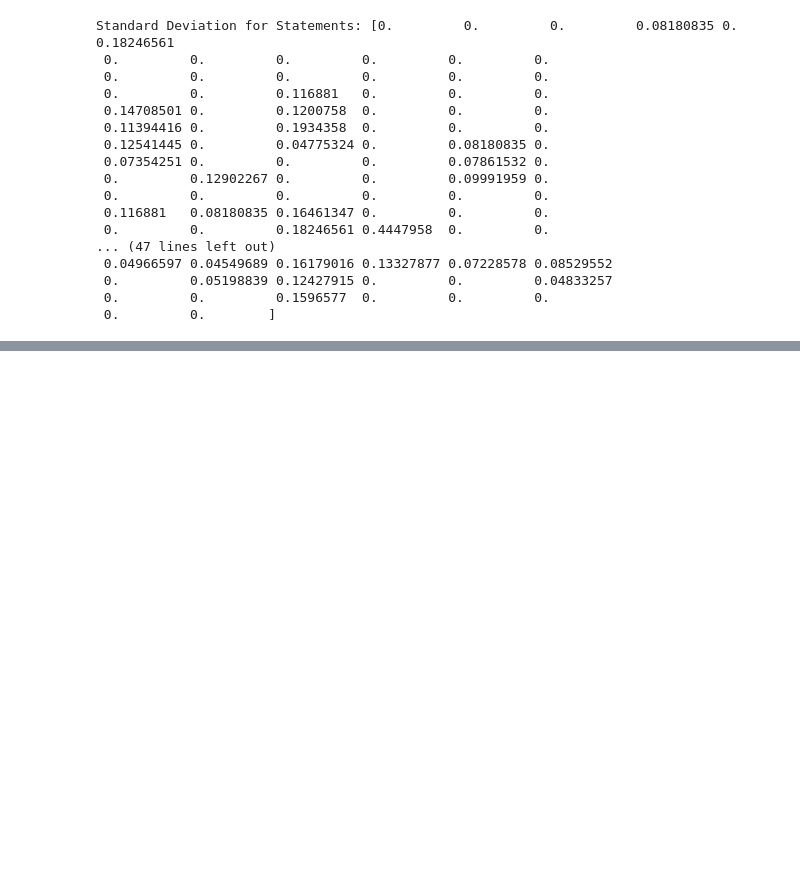
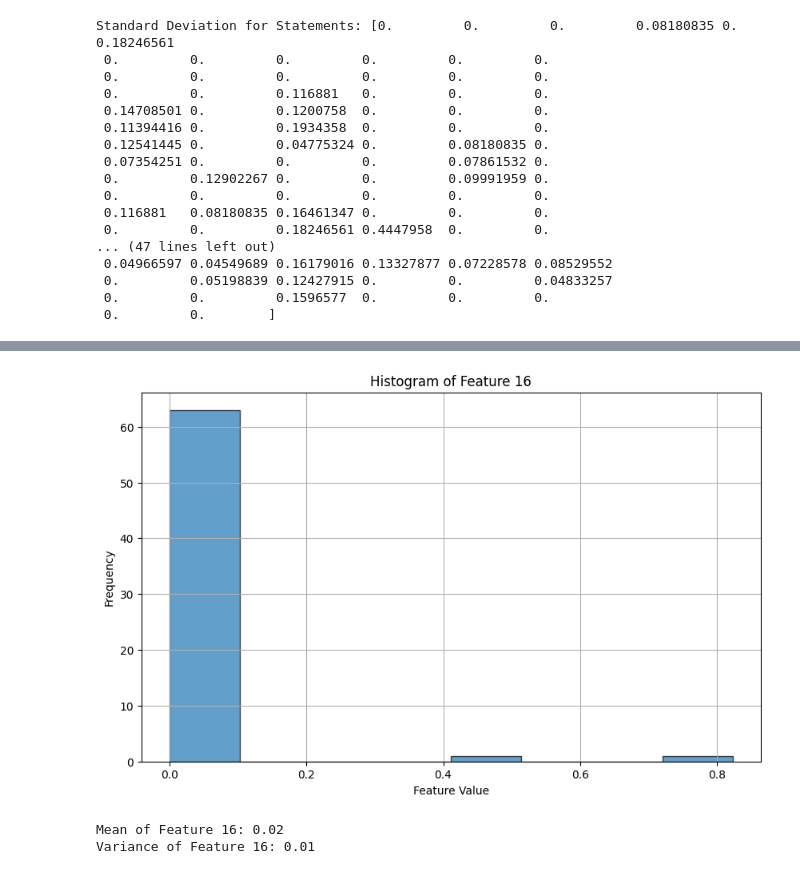
Before and after one commit to Arjun650/MachineLearning, a Jupyter notebook: lab_02Revised.ipynb, the cells around one changed output, grey strips where cells are left out. Drawn from its saved outputs; the diff is of its cells as text; code cells hidden in the pictures; blank space fills up the shorter version.

```diff
--- a/lab_02Revised.ipynb
+++ b/lab_02Revised.ipynb
@@ -102,0 +111,27 @@ print(f"Distance between Questions and Answers: {distance_questions_answers}")
+# %%
+feature_index = 16
+selected_feature = data_array[:, feature_index]
+# %%
+# Calculate histogram data
+hist, bins = np.histogram(selected_feature, bins='auto')  # You can specify the number of bins or use 'auto'
+
+# Plot the histogram
+plt.figure(figsize=(10, 6))
+plt.hist(selected_feature, bins=bins, edgecolor='black', alpha=0.7)
+plt.title('Histogram of Feature {}'.format(feature_index))
+plt.xlabel('Feature Value')
+plt.ylabel('Frequency')
+plt.grid(True)
+plt.show()
+# %% [output]
+[figure, added]
+# %%
+# Calculate the mean and variance of the selected feature
+mean = np.mean(selected_feature)
+variance = np.var(selected_feature)
+
+print(f"Mean of Feature {feature_index}: {mean:.2f}")
+print(f"Variance of Feature {feature_index}: {variance:.2f}")
+# %% [output]
+Mean of Feature 16: 0.02
+Variance of Feature 16: 0.01
```
Also changed, not shown: parts of 8 cells of this notebook.
